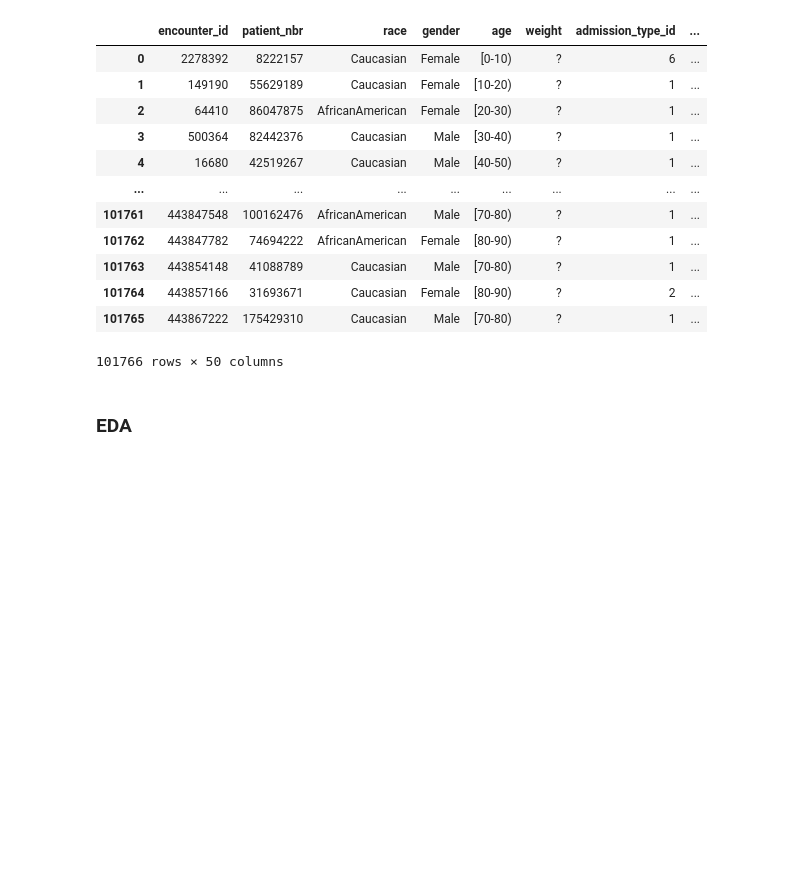
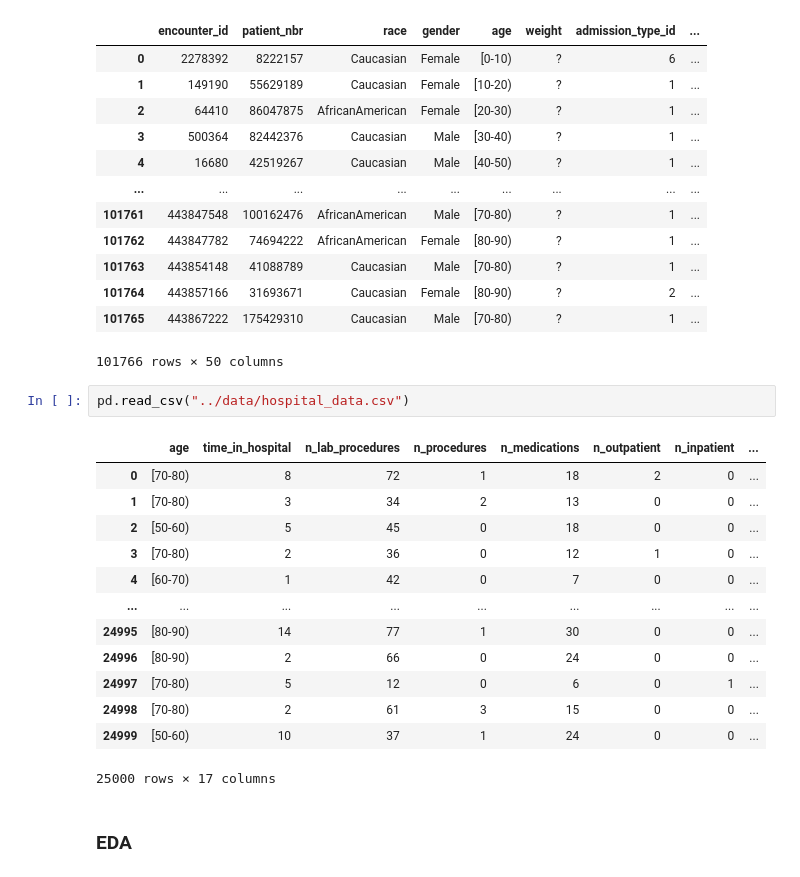
Before and after one commit to Hsinghsudwal/ml_hospital_readmission, a Jupyter notebook: notebook/notebooks.ipynb, the cells around one changed output. Cells and saved outputs as stored; diff of their text form; blank space fills up the shorter version.

```diff
--- a/notebook/notebooks.ipynb
+++ b/notebook/notebooks.ipynb
@@ -25,6 +25,22 @@ df
 | 101764 | 443857166 | 31693671 | Caucasian | Female | [80-90) | ? | 2 | ... |
 | 101765 | 443867222 | 175429310 | Caucasian | Male | [70-80) | ? | 1 | ... |
 101766 rows × 50 columns
+# %%
+pd.read_csv("../data/hospital_data.csv")
+# %% [output]
+|  | age | time_in_hospital | n_lab_procedures | n_procedures | n_medications | n_outpatient | n_inpatient | ... |
+| 0 | [70-80) | 8 | 72 | 1 | 18 | 2 | 0 | ... |
+| 1 | [70-80) | 3 | 34 | 2 | 13 | 0 | 0 | ... |
+| 2 | [50-60) | 5 | 45 | 0 | 18 | 0 | 0 | ... |
+| 3 | [70-80) | 2 | 36 | 0 | 12 | 1 | 0 | ... |
+| 4 | [60-70) | 1 | 42 | 0 | 7 | 0 | 0 | ... |
+| ... | ... | ... | ... | ... | ... | ... | ... | ... |
+| 24995 | [80-90) | 14 | 77 | 1 | 30 | 0 | 0 | ... |
+| 24996 | [80-90) | 2 | 66 | 0 | 24 | 0 | 0 | ... |
+| 24997 | [70-80) | 5 | 12 | 0 | 6 | 0 | 1 | ... |
+| 24998 | [70-80) | 2 | 61 | 3 | 15 | 0 | 0 | ... |
+| 24999 | [50-60) | 10 | 37 | 1 | 24 | 0 | 0 | ... |
+25000 rows × 17 columns
 # %% [markdown]
 ### EDA
 # %%
```
Also changed, not shown: parts of 13 cells of this notebook.
